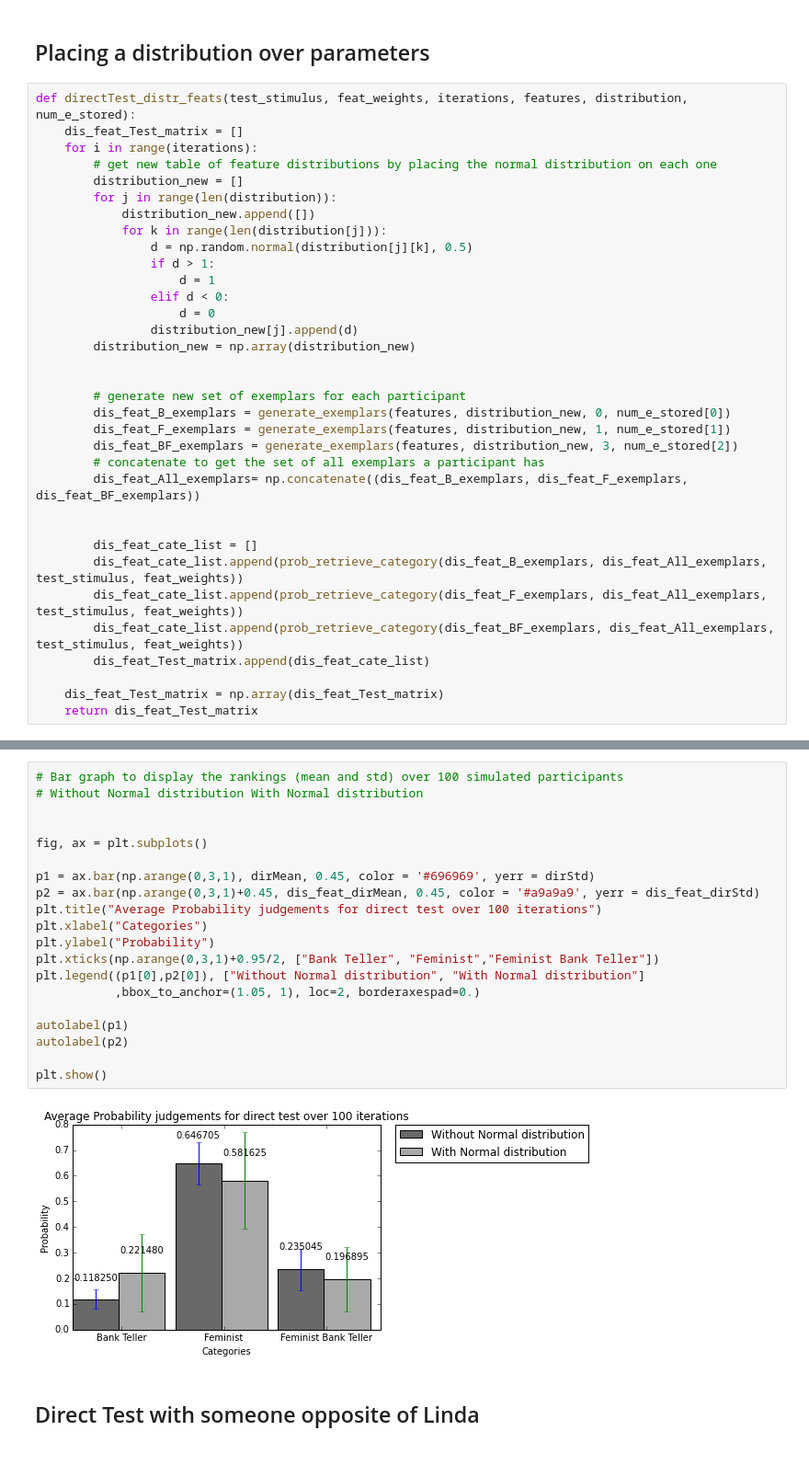
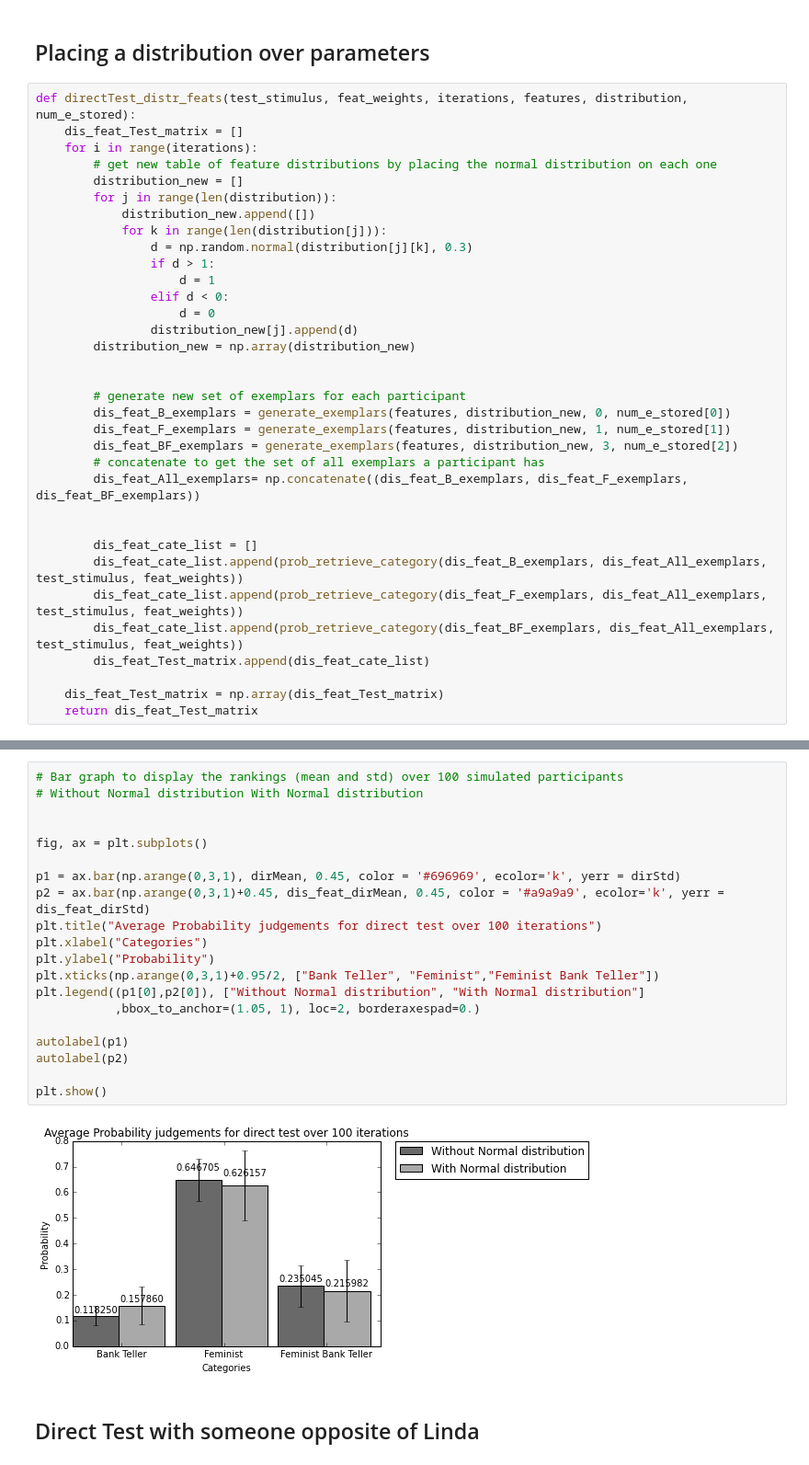
Before and after one commit to yinghj/CS328-Spring-2016, a Jupyter notebook: Final Project.ipynb, the cells around one changed output, grey strips where cells are left out. Shown at 92% size. Cells and saved outputs as stored; diff of their text form.

Commit message:
changed some graph labels, spread of normal distribution

```diff
--- a/Final Project.ipynb
+++ b/Final Project.ipynb
@@ -781,7 +781,7 @@ def directTest_distr_feats(test_stimulus, feat_weights, iterations, features, di
         for j in range(len(distribution)):
             distribution_new.append([])
             for k in range(len(distribution[j])):
-                d = np.random.normal(distribution[j][k], 0.5)
+                d = np.random.normal(distribution[j][k], 0.3)
                 if d > 1:
                     d = 1
                 elif d < 0:
@@ -818,25 +818,25 @@ print (dis_feat_dirStd, dis_feat_dirMean)
 # %%
 # Bar graph to display the rankings (mean and std) over 100 simulated participants
 # Without Normal distribution With Normal distribution
 
 
 fig, ax = plt.subplots()
 
-p1 = ax.bar(np.arange(0,3,1), dirMean, 0.45, color = '#696969', yerr = dirStd)
-p2 = ax.bar(np.arange(0,3,1)+0.45, dis_feat_dirMean, 0.45, color = '#a9a9a9', yerr = dis_feat_dirStd)
+p1 = ax.bar(np.arange(0,3,1), dirMean, 0.45, color = '#696969', ecolor='k', yerr = dirStd)
+p2 = ax.bar(np.arange(0,3,1)+0.45, dis_feat_dirMean, 0.45, color = '#a9a9a9', ecolor='k', yerr = dis_feat_dirStd)
 plt.title("Average Probability judgements for direct test over 100 iterations")
 plt.xlabel("Categories")
 plt.ylabel("Probability")
 plt.xticks(np.arange(0,3,1)+0.95/2, ["Bank Teller", "Feminist","Feminist Bank Teller"])
 plt.legend((p1[0],p2[0]), ["Without Normal distribution", "With Normal distribution"]
            ,bbox_to_anchor=(1.05, 1), loc=2, borderaxespad=0.)
 
 autolabel(p1)
 autolabel(p2)
 
 plt.show()
 # %% [output]
-[figure, old version]
+[figure, new version]
 # %% [markdown]
 ## Direct Test with someone opposite of Linda
 # %%
```
Also changed, not shown: parts of 2 cells of this notebook.
